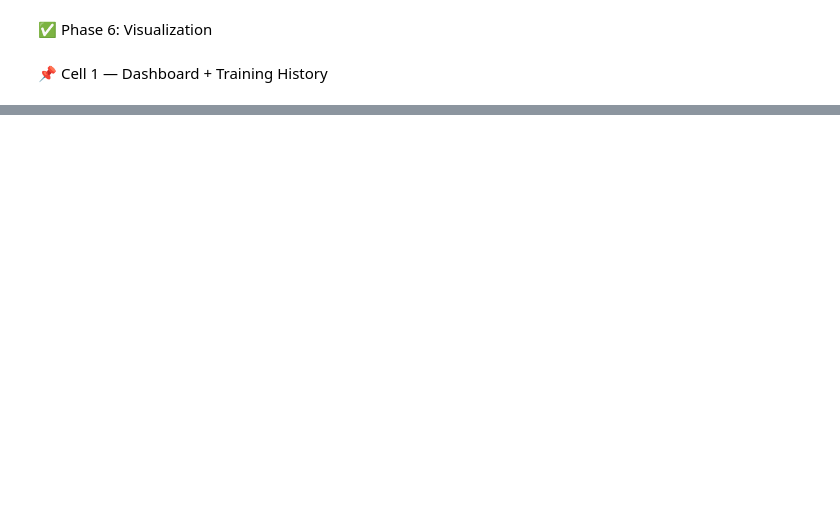
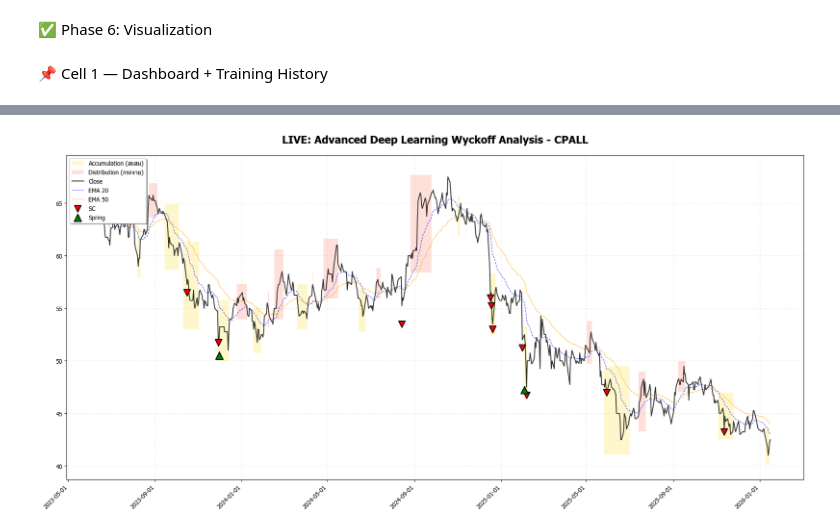
Before and after one commit to hilmanyusoh/stock_pattern, a Jupyter notebook: crisp-dm/crispdm_wyckoff_dl.ipynb, the cells around one changed output, grey strips where cells are left out. Drawn from its saved outputs; the diff is of its cells as text; code cells hidden in the pictures; blank space fills up the shorter version.

```diff
--- a/crisp-dm/crispdm_wyckoff_dl.ipynb
+++ b/crisp-dm/crispdm_wyckoff_dl.ipynb
@@ -759,12 +769,57 @@ plt.show()
 import matplotlib.pyplot as plt
 import matplotlib.patches as patches
 import matplotlib.dates as mdates
+import numpy as np
 
-def plot_dashboard(df, symbol="SYMBOL"):
-    """Enhanced dashboard"""
+def plot_dashboard_live(df, model, scaler, symbol="SYMBOL", window_size=30):
+    """
+    Dashboard เวอร์ชันเชื่อมต่อ Model โดยตรง
+    - ทำการ Predict ข้อมูลใหม่ก่อนวาดกราฟ
+    - ใช้ Confidence Threshold 70% เพื่อความแม่นยำ
+    """
+    df_plot = df.copy()
+
+    # --- 1. เตรียม Feature สำหรับ Model ---
+    feature_cols = [
+        'returns', 'log_returns', 'volume_ratio_10', 'volume_ratio_30',
+        'rsi', 'rsi_slope', 'macd', 'macd_hist',
+        'stoch_k', 'stoch_d', 'mfi', 'obv_slope',
+        'dist_from_sma_10', 'dist_from_sma_20', 'dist_from_sma_50',
+        'dist_from_ema_10', 'dist_from_ema_20',
+        'volatility_5', 'volatility_20', 'atr_10',
+        'bb_position', 'bb_width',
+        'body_pct', 'upper_shadow_pct', 'lower_shadow_pct',
+        'momentum_5', 'momentum_20',
+        'sma_trend', 'price_above_sma20'
+    ]
+
+    # Scale ข้อมูลด้วย Scaler ที่ฝึกมา
+    scaled_data = scaler.transform(df_plot[feature_cols])
+
+    # สร้าง Sequences (Window)
+    X_live = []
+    for i in range(window_size, len(scaled_data)):
+        X_live.append(scaled_data[i-window_size:i])
+    X_live = np.array(X_live)
+
+    # --- 2. ทำนายผลด้วย Model ---
+    probs = model.predict(X_live, verbose=0)
+
+    # ใช้ Confidence Threshold 0.70 (กรองสัญญาณหลอก)
+    live_preds = []
+    for p in probs:
+        if np.max(p) > 0.70:
+            live_preds.append(np.argmax(p))
+        else:
+            live_preds.append(0)
+
+    # ใส่ผลทำนายกลับลงใน DataFrame
+    df_plot['dl_zone'] = 0
+    df_plot.iloc[window_size:, df_plot.columns.get_loc('dl_zone')] = live_preds
+
+    # --- 3. ส่วนของ Visualization (วาดกราฟ) ---
     plt.rcParams['font.family'] = 'Tahoma'
     plt.rcParams['axes.unicode_minus'] = False
-
     fig, ax = plt.subplots(figsize=(18, 9))
 
     zone_types = {
@@ -772,71 +827,67 @@ def plot_dashboard(df, symbol="SYMBOL"):
         2: ('#FF6347', 'Distribution (กระจาย)')
     }
 
+    # วาดแถบสีตามโซนที่ทำนายได้
     for zone_id, (color, label_name) in zone_types.items():
-        subset = df[df['dl_zone'] == zone_id].copy()
-
+        subset = df_plot[df_plot['dl_zone'] == zone_id].copy()
         if len(subset) > 0:
             start_t = subset['time'].iloc[0]
-
             for i in range(1, len(subset)):
                 time_gap = (subset['time'].iloc[i] - subset['time'].iloc[i-1]).days
                 is_last = (i == len(subset) - 1)
 
                 if time_gap > 5 or is_last:
                     end_t = subset['time'].iloc[i] if is_last else subset['time'].iloc[i-1]
-                    box_data = df[(df['time'] >= start_t) & (df['time'] <= end_t)]
+                    box_data = df_plot[(df_plot['time'] >= start_t) & (df_plot['time'] <= end_t)]
 
                     if len(box_data) > 0:
                         rect_start = mdates.date2num(start_t)
                         rect_width = mdates.date2num(end_t) - rect_start
                         y_min = box_data['low'].min() * 0.99
                         y_max = box_data['high'].max() * 1.01
 
                         rect = patches.Rectangle(
                             (rect_start, y_min), rect_width, y_max - y_min,
                             linewidth=0, facecolor=color, alpha=0.2,
                             label=label_name, zorder=1
                         )
                         ax.add_patch(rect)
-
                     start_t = subset['time'].iloc[i]
 
-    # Price line
-    ax.plot(df['time'], df['close'], 'k-', linewidth=1.5, label='Close', zorder=3, alpha=0.8)
+    # วาดเส้นราคาและอินดิเคเตอร์
+    ax.plot(df_plot['time'], df_plot['close'], 'k-', linewidth=1.5, label='Close', zorder=3, alpha=0.8)
+    if 'ema_20' in df_plot.columns:
+        ax.plot(df_plot['time'], df_plot['ema_20'], 'b--', linewidth=1, label='EMA 20', alpha=0.6)
+    if 'ema_50' in df_plot.columns:
+        ax.plot(df_plot['time'], df_plot['ema_50'], color='orange', linewidth=1, label='EMA 50', alpha=0.6)
 
-    # ถ้าคุณลบ SMA แล้ว แนะนำใช้ EMA แทน
-    if 'ema_20' in df.columns:
-        ax.plot(df['time'], df['ema_20'], 'b--', linewidth=1, label='EMA 20', alpha=0.6)
-    if 'ema_50' in df.columns:
-        ax.plot(df['time'], df['ema_50'], color='orange', linewidth=1, label='EMA 50', alpha=0.6)
-
-    # Events
+    # วาดเหตุการณ์ SC, AR, Spring
     for event, marker, color, size, label in [
         ('SC', 'v', 'red', 120, 'SC'),
         ('AR', 'D', 'blue', 80, 'AR'),
         ('SPRING', '^', 'green', 150, 'Spring')
     ]:
-        if event in df.columns:
-            points = df[df[event] == 1]
+        if event in df_plot.columns:
+            points = df_plot[df_plot[event] == 1]
             if len(points) > 0:
                 y_val = points['low'] if event in ['SC', 'SPRING'] else points['high']
                 ax.scatter(points['time'], y_val, color=color, marker=marker, s=size,
-                          edgecolor='black' if event != 'AR' else 'white',
-                          linewidth=1.5, label=label, zorder=10)
+                          edgecolor='black', linewidth=1.5, label=label, zorder=10)
 
     ax.xaxis.set_major_formatter(mdates.DateFormatter('%Y-%m-%d'))
     plt.xticks(rotation=45, ha='right')
+    ax.set_title(f'LIVE: Advanced Deep Learning Wyckoff Analysis - {symbol}', fontsize=18, fontweight='bold', pad=20)
+    ax.grid(True, linestyle=':', alpha=0.4)
 
-    ax.set_title(f'Advanced Deep Learning Wyckoff Analysis: {symbol}',
-                fontsize=18, fontweight='bold', pad=20)
-    ax.set_xlabel('Date', fontsize=13, fontweight='bold')
-    ax.set_ylabel('Price (THB)', fontsize=13, fontweight='bold')
-
+    # จัดการ Legend ให้ไม่ซ้ำ
     handles, labels = ax.get_legend_handles_labels()
     by_label = dict(zip(labels, handles))
-    ax.legend(by_label.values(), by_label.keys(), loc='upper left',
-             fontsize=10, frameon=True, shadow=True)
+    ax.legend(by_label.values(), by_label.keys(), loc='upper left', shadow=True)
 
-    ax.grid(True, linestyle=':', alpha=0.4)
     plt.tight_layout()
     plt.show()
+
+# --- วิธีการเรียกใช้งาน ---
+plot_dashboard_live(df_final, model, scaler, symbol=SYMBOL)
+# %% [output]
+[figure, added]
```
Also changed, not shown: parts of 8 cells of this notebook, 4 other files.
